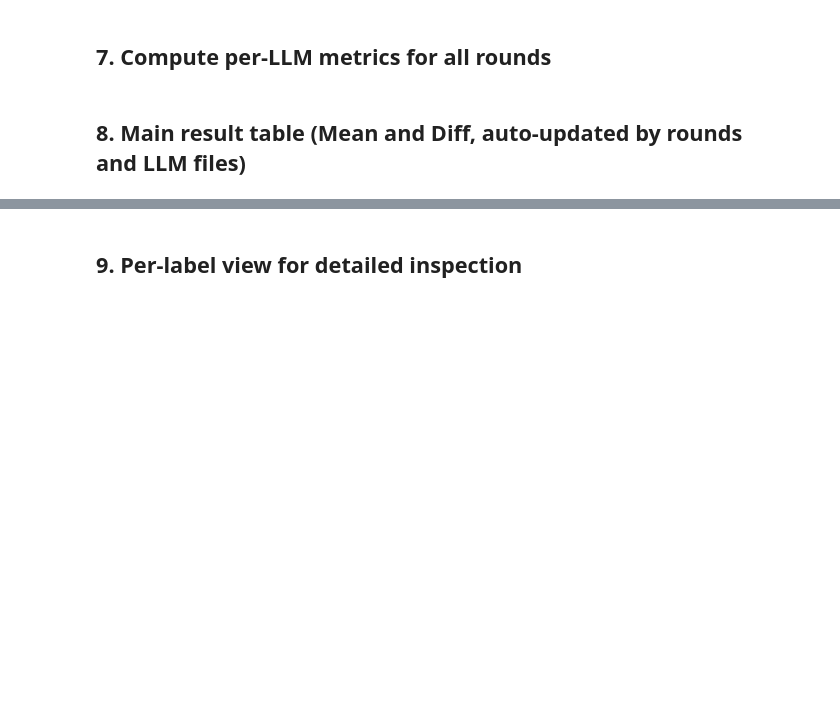
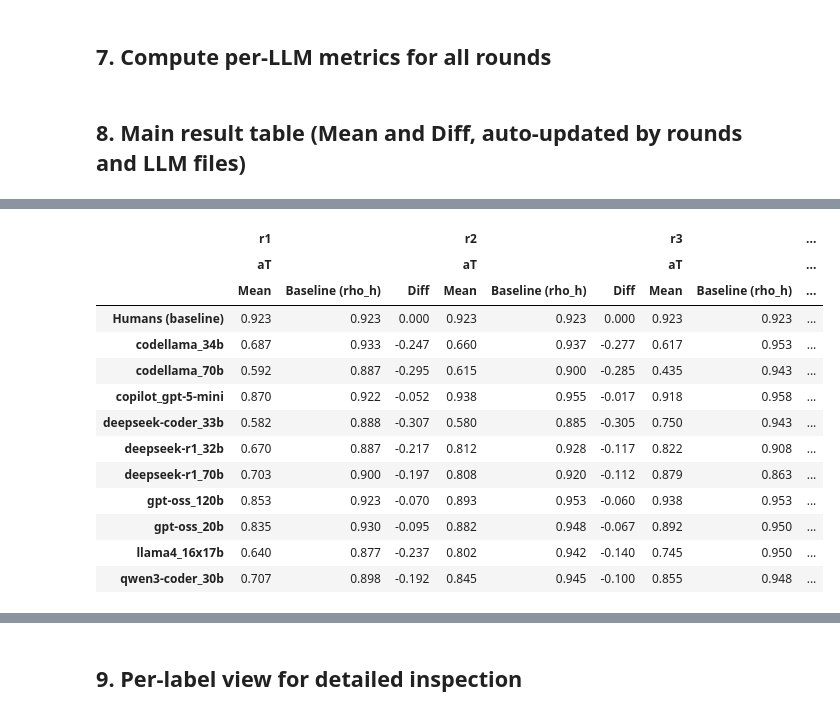
Before and after one commit to Maes95/llm-commit-classification, a Jupyter notebook: analysis/disagreement_analysis.ipynb, the cells around one changed output, grey strips where cells are left out. Saved outputs shown, nothing was run; the diff lists cells and outputs as text; code cells hidden in the pictures; blank space fills up the shorter version.

```diff
--- a/analysis/disagreement_analysis.ipynb
+++ b/analysis/disagreement_analysis.ipynb
@@ -1029,0 +1086,18 @@ Legend: Green = Human baseline (except aT Baseline). Yellow = Highest in each co
+# %%
+at_df = combined.loc[:, combined.columns.get_level_values(1) == "aT"]
+at_df.style.apply(style_single_metric, metric="aT", axis=None).format("{:.3f}", na_rep="—")
+# %% [output]
+|  | r1 |  |  | r2 |  |  | r3 |  | ... |
+|  | aT |  |  | aT |  |  | aT |  | ... |
+|  | Mean | Baseline (rho_h) | Diff | Mean | Baseline (rho_h) | Diff | Mean | Baseline (rho_h) | ... |
+| Humans (baseline) | 0.923 | 0.923 | 0.000 | 0.923 | 0.923 | 0.000 | 0.923 | 0.923 | ... |
+| codellama_34b | 0.687 | 0.933 | -0.247 | 0.660 | 0.937 | -0.277 | 0.617 | 0.953 | ... |
+| codellama_70b | 0.592 | 0.887 | -0.295 | 0.615 | 0.900 | -0.285 | 0.435 | 0.943 | ... |
+| copilot_gpt-5-mini | 0.870 | 0.922 | -0.052 | 0.938 | 0.955 | -0.017 | 0.918 | 0.958 | ... |
+| deepseek-coder_33b | 0.582 | 0.888 | -0.307 | 0.580 | 0.885 | -0.305 | 0.750 | 0.943 | ... |
+| deepseek-r1_32b | 0.670 | 0.887 | -0.217 | 0.812 | 0.928 | -0.117 | 0.822 | 0.908 | ... |
+| deepseek-r1_70b | 0.703 | 0.900 | -0.197 | 0.808 | 0.920 | -0.112 | 0.879 | 0.863 | ... |
+| gpt-oss_120b | 0.853 | 0.923 | -0.070 | 0.893 | 0.953 | -0.060 | 0.938 | 0.953 | ... |
+| gpt-oss_20b | 0.835 | 0.930 | -0.095 | 0.882 | 0.948 | -0.067 | 0.892 | 0.950 | ... |
+| llama4_16x17b | 0.640 | 0.877 | -0.237 | 0.802 | 0.942 | -0.140 | 0.745 | 0.950 | ... |
+| qwen3-coder_30b | 0.707 | 0.898 | -0.192 | 0.845 | 0.945 | -0.100 | 0.855 | 0.948 | ... |
```
Also changed, not shown: parts of 9 cells of this notebook.
